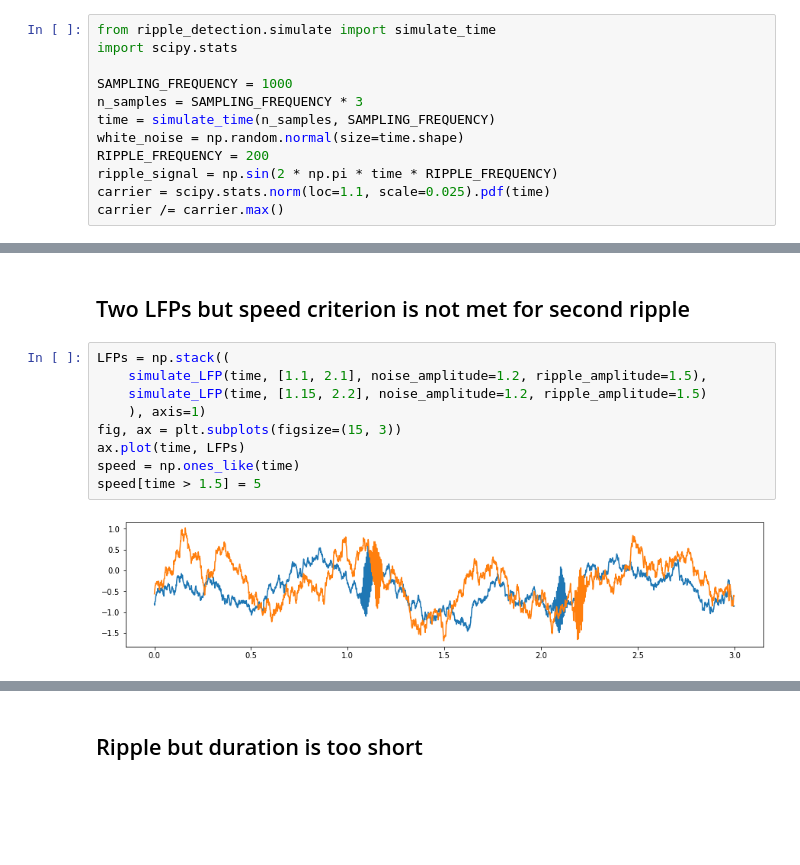
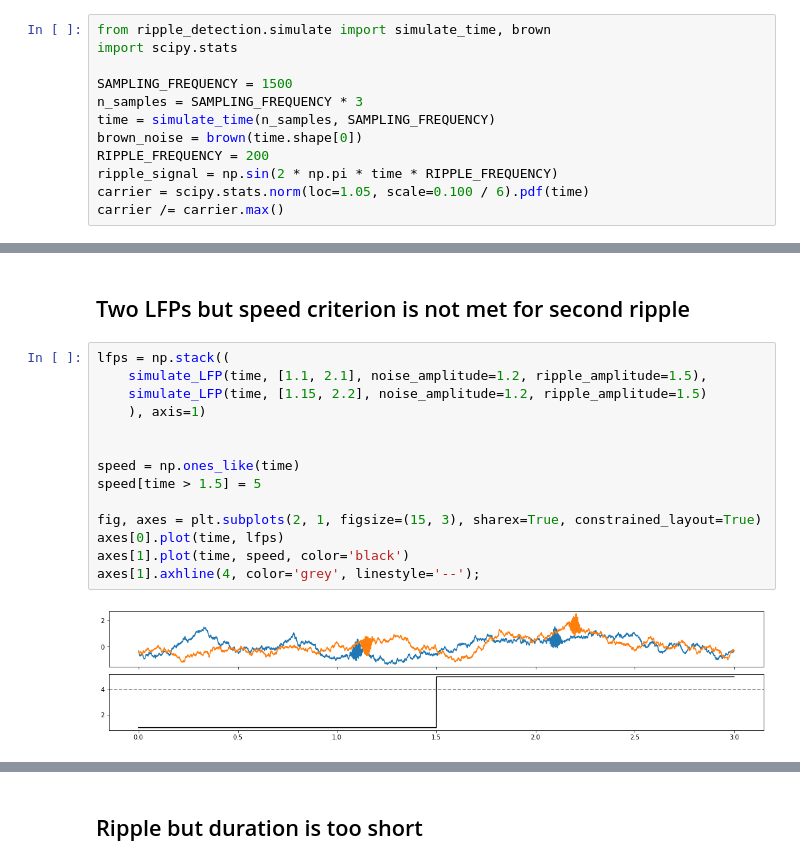
Before and after one commit to Eden-Kramer-Lab/ripple_detection, a Jupyter notebook: examples/detection_examples.ipynb, the cells around one changed output, grey strips where cells are left out. Cells and saved outputs as stored; diff of their text form; blank space fills up the shorter version.

```diff
--- a/examples/detection_examples.ipynb
+++ b/examples/detection_examples.ipynb
@@ -11,16 +8,16 @@ np.random.seed(0)
 # %% [markdown]
 # Simulate LFP with Ripple
 # %%
-from ripple_detection.simulate import simulate_time
+from ripple_detection.simulate import simulate_time, brown
 import scipy.stats
 
-SAMPLING_FREQUENCY = 1000
+SAMPLING_FREQUENCY = 1500
 n_samples = SAMPLING_FREQUENCY * 3
 time = simulate_time(n_samples, SAMPLING_FREQUENCY)
-white_noise = np.random.normal(size=time.shape)
+brown_noise = brown(time.shape[0])
 RIPPLE_FREQUENCY = 200
 ripple_signal = np.sin(2 * np.pi * time * RIPPLE_FREQUENCY)
-carrier = scipy.stats.norm(loc=1.1, scale=0.025).pdf(time)
+carrier = scipy.stats.norm(loc=1.05, scale=0.100 / 6).pdf(time)
 carrier /= carrier.max()
 # %%
 f, ax = plt.subplots(5, 1, sharex=True, figsize=(10, 7), constrained_layout=True)
@@ -250,14 +257,19 @@ for ripple in Kay_ripple_times.itertuples():
 # %% [markdown]
 ## Two LFPs but speed criterion is not met for second ripple
 # %%
-LFPs = np.stack((
+lfps = np.stack((
     simulate_LFP(time, [1.1, 2.1], noise_amplitude=1.2, ripple_amplitude=1.5),
     simulate_LFP(time, [1.15, 2.2], noise_amplitude=1.2, ripple_amplitude=1.5)
     ), axis=1)
-fig, ax = plt.subplots(figsize=(15, 3))
-ax.plot(time, LFPs)
+
+
 speed = np.ones_like(time)
 speed[time > 1.5] = 5
+
+fig, axes = plt.subplots(2, 1, figsize=(15, 3), sharex=True, constrained_layout=True)
+axes[0].plot(time, lfps)
+axes[1].plot(time, speed, color='black')
+axes[1].axhline(4, color='grey', linestyle='--');
 # %% [output]
-[figure, old version]
+[figure, new version]
 # %%
```
Also changed, not shown: parts of 22 cells of this notebook, 1 other file.
